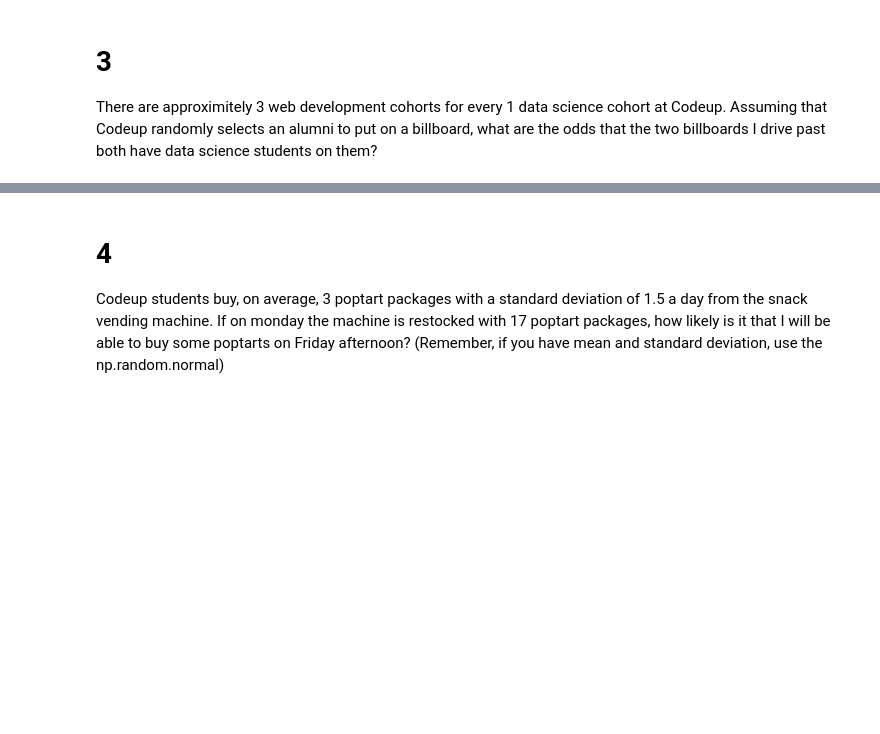
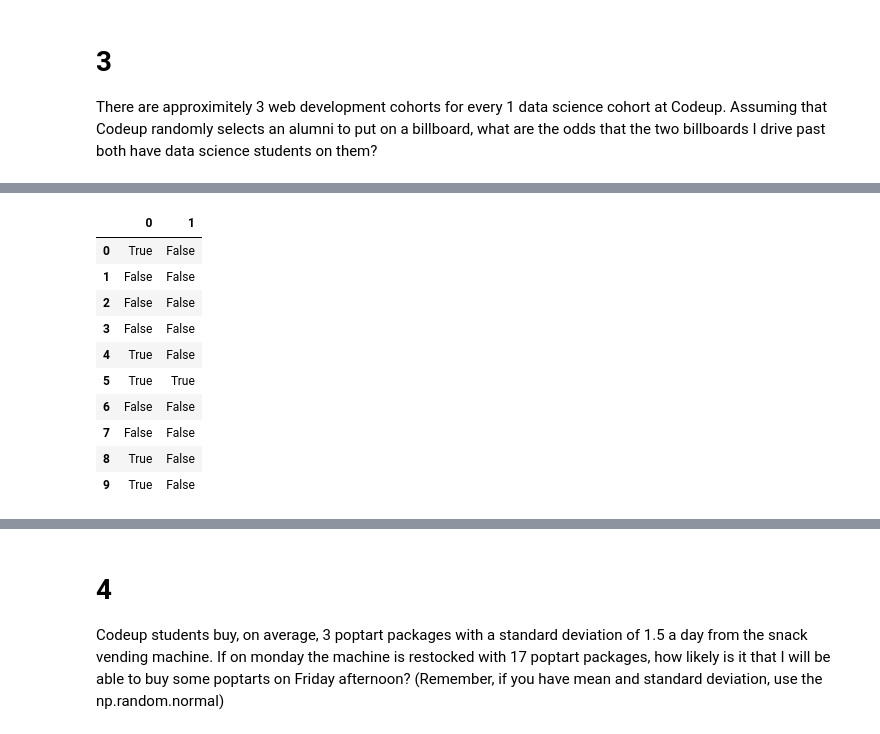
Before and after one commit to VelasquezAlejandro044/statistics-exercises, a Jupyter notebook: simulation.ipynb, the cells around one changed output, grey strips where cells are left out. Drawn from its saved outputs; the diff is of its cells as text; code cells hidden in the pictures; blank space fills up the shorter version.

```diff
--- a/simulation.ipynb
+++ b/simulation.ipynb
@@ -114,0 +111,8 @@ There are approximitely 3 web development cohorts for every 1 data science cohor
+# %%
+n_trials = nrows = 100_000
+n_students = ncols = 2
+p_ds_student = 0.25
+
+billboards_trial = np.random.random((nrows, ncols))
+pd_billboards_trial = pd.DataFrame(billboards_trial)
+pd_billboards_trial.head()
@@ -114,0 +126,15 @@ There are approximitely 3 web development cohorts for every 1 data science cohor
+# %%
+doble_ds_student = pd_billboards_trial < p_ds_student
+doble_ds_student.head(10)
+# %% [output]
+|  | 0 | 1 |
+| 0 | True | False |
+| 1 | False | False |
+| 2 | False | False |
+| 3 | False | False |
+| 4 | True | False |
+| 5 | True | True |
+| 6 | False | False |
+| 7 | False | False |
+| 8 | True | False |
+| 9 | True | False |
```
Also changed, not shown: parts of 29 cells of this notebook.
